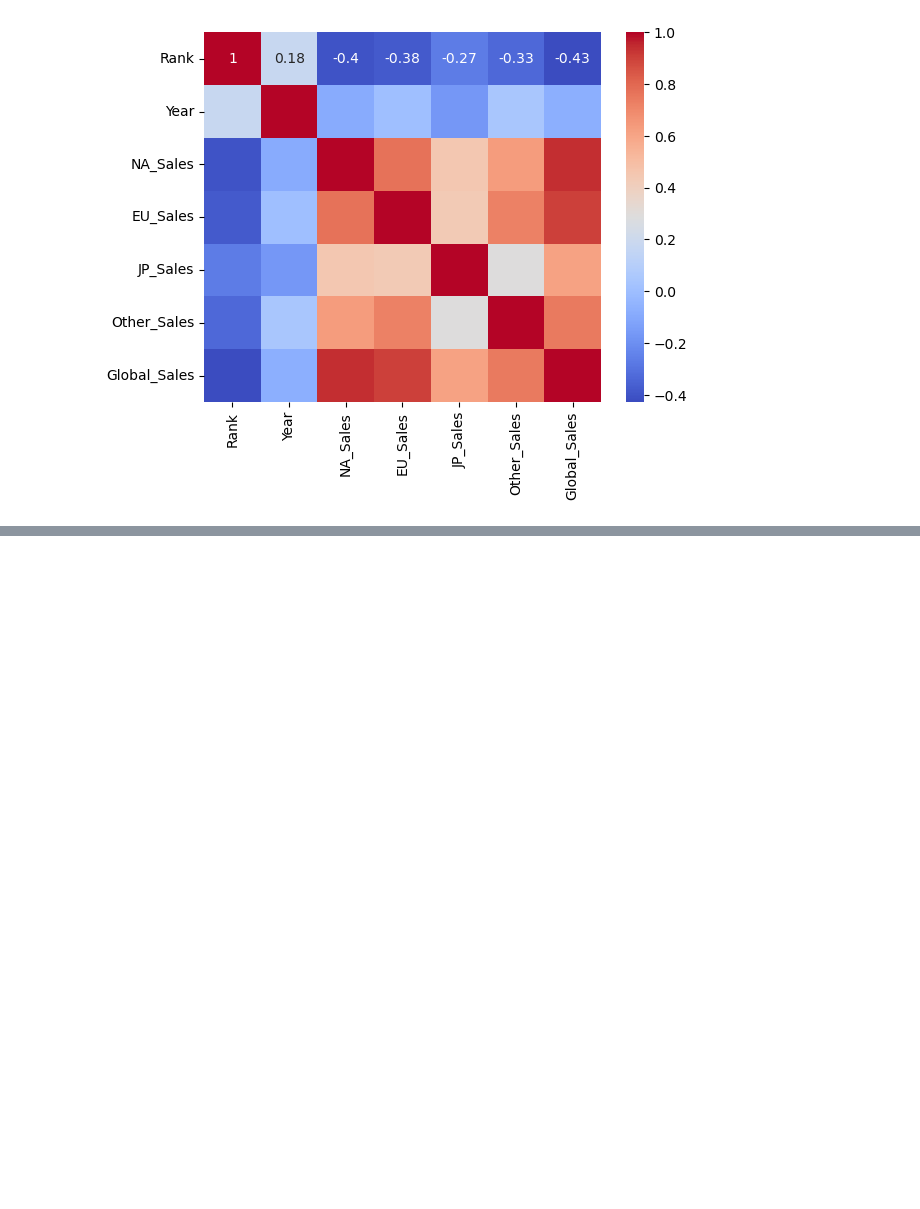
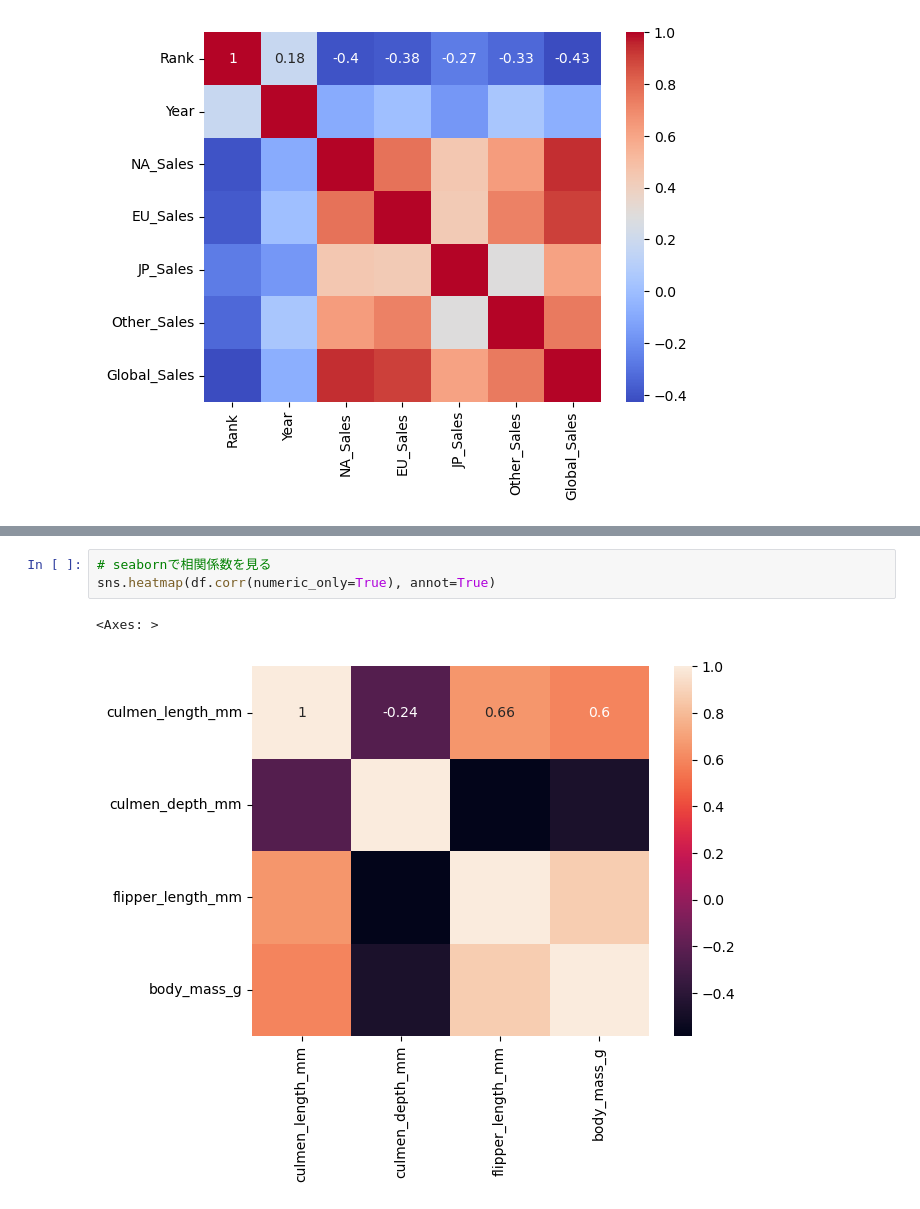
Before and after one commit to yunozon/datascience-py, a Jupyter notebook: study/EDA.ipynb, the cells around one changed output, grey strips where cells are left out. Drawn from its saved outputs; the diff is of its cells as text; blank space fills up the shorter version.

```diff
--- a/study/EDA.ipynb
+++ b/study/EDA.ipynb
@@ -265,0 +783,6 @@ df.sort_values('Global_Sales', ascending=False)[:30]
+# %%
+# seabornで相関係数を見る
+sns.heatmap(df.corr(numeric_only=True), annot=True)
+# %% [output]
+<Axes: >
+[figure, added]
```
Also changed, not shown: parts of 67 cells of this notebook.
